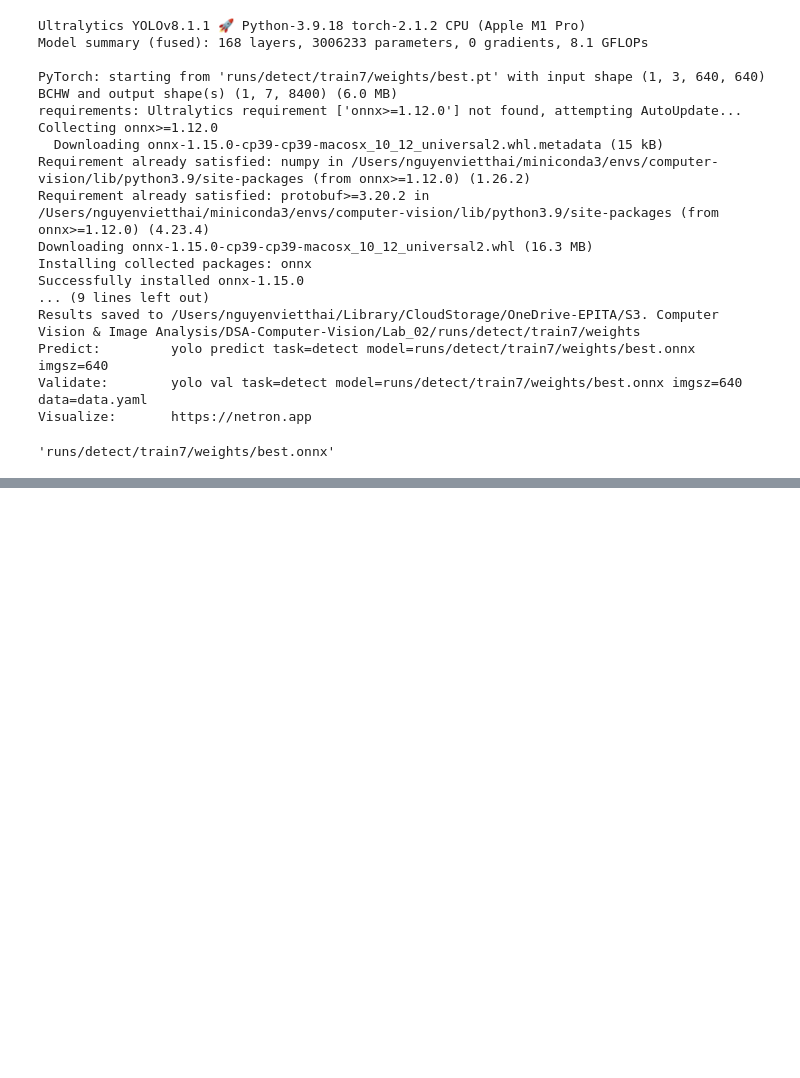
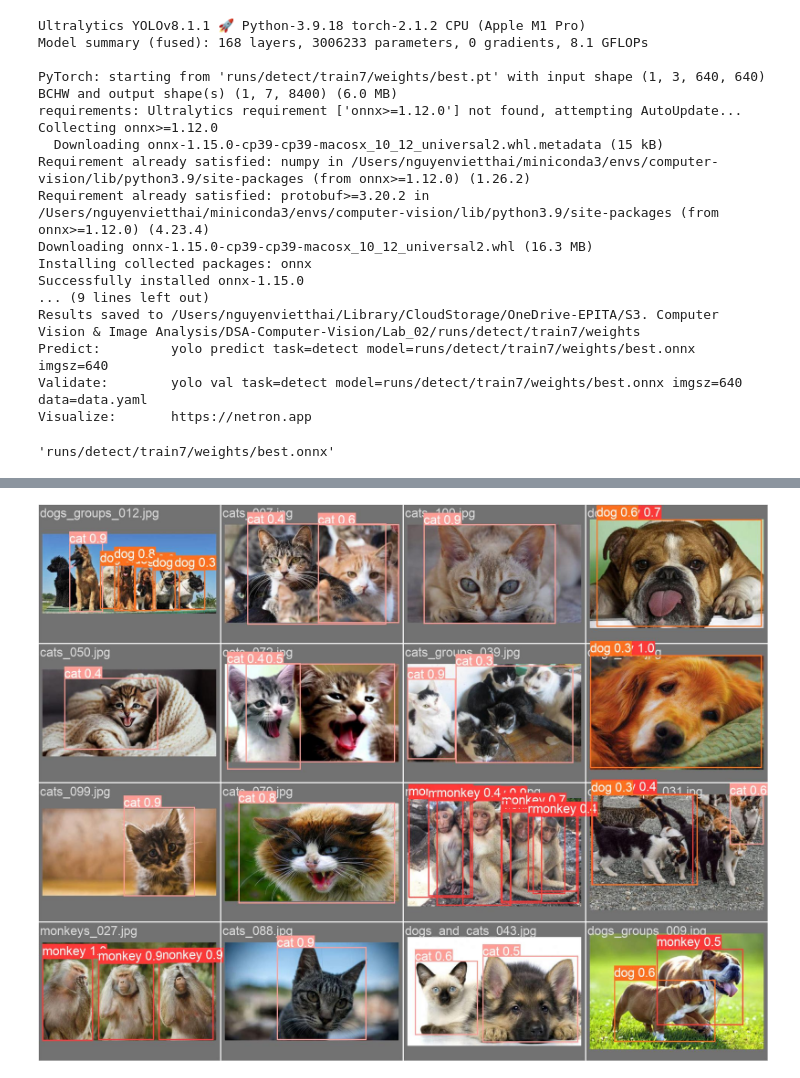
Before and after one commit to nuvita97/DSA-Computer-Vision, a Jupyter notebook: Lab_02/animal_detection.ipynb, the cells around one changed output, grey strips where cells are left out. Cells and saved outputs as stored; diff of their text form; code cells hidden in the pictures; blank space fills up the shorter version.

```diff
--- a/Lab_02/animal_detection.ipynb
+++ b/Lab_02/animal_detection.ipynb
@@ -172,0 +184,5 @@ Visualize:       https://netron.app
+# %%
+# Show predictions
+Image('runs/detect/train7/val_batch0_pred.jpg', width=800)
+# %% [output]
+[figure, added]
```
Also changed, not shown: parts of 3 cells of this notebook, 1 other file.
